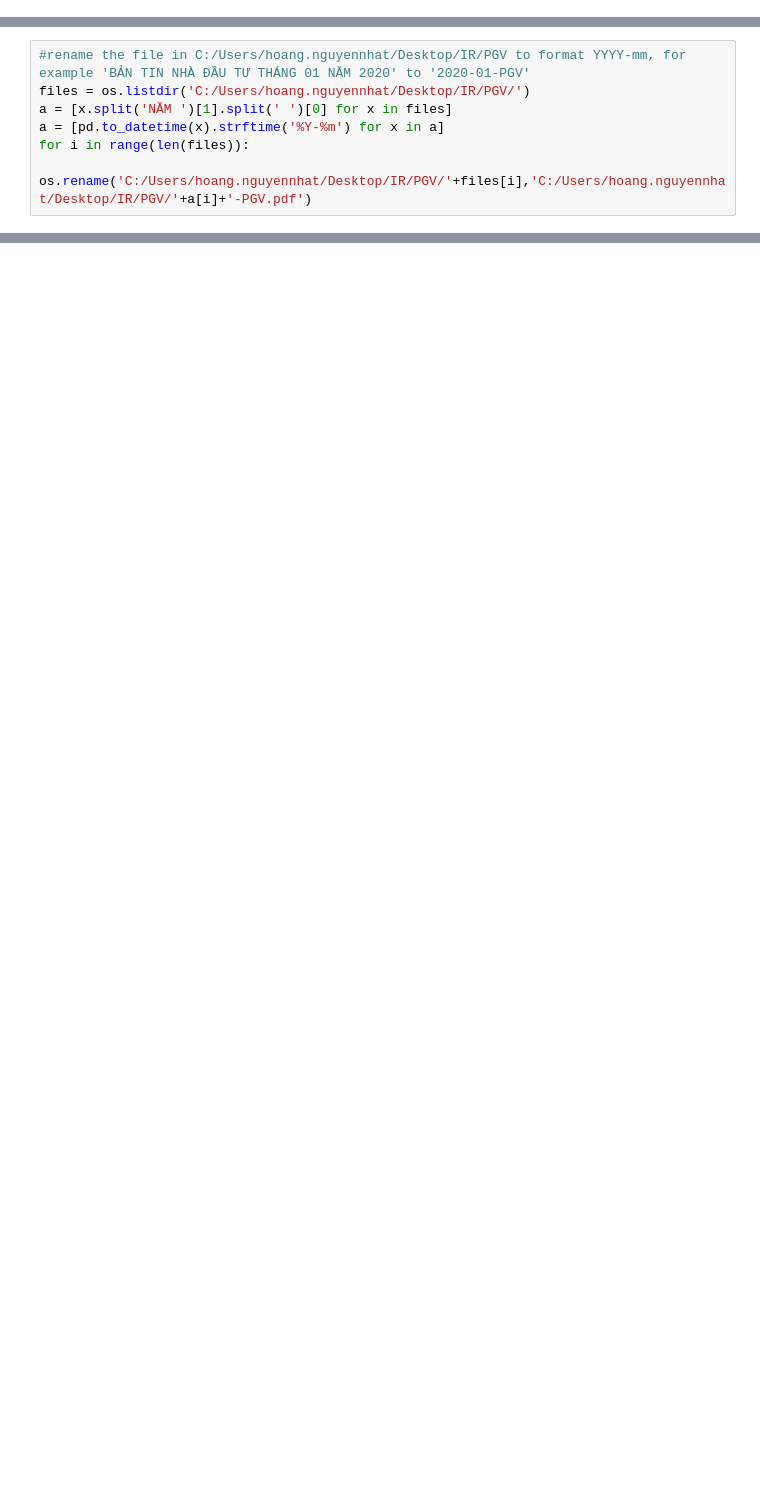
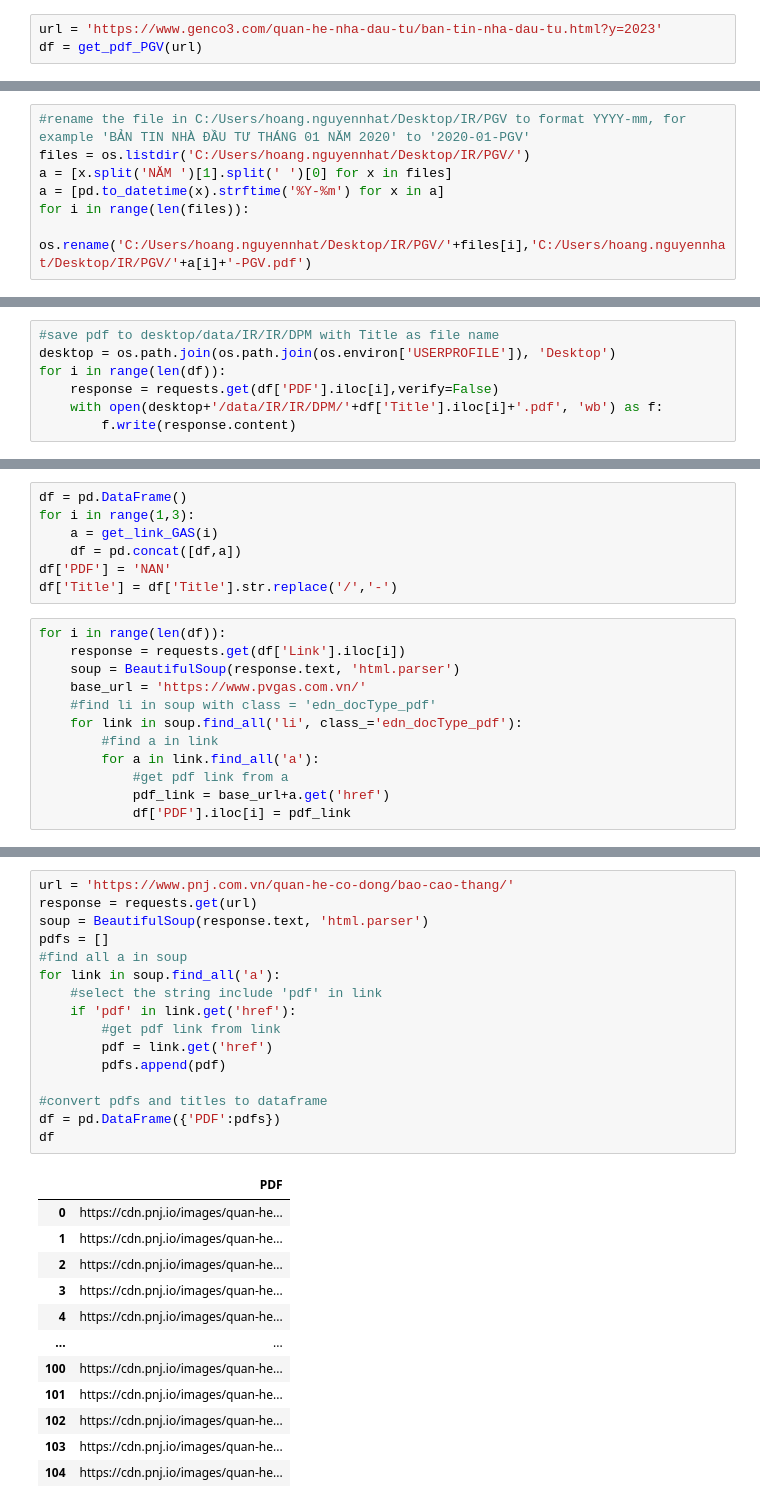
Before and after one commit to hanhieu/nghichngom, a Jupyter notebook: IR_congty.ipynb, the cells around one changed output, grey strips where cells are left out. Saved outputs shown, nothing was run; the diff lists cells and outputs as text; blank space fills up the shorter version.

```diff
--- a/IR_congty.ipynb
+++ b/IR_congty.ipynb
@@ -177,4 +189,7 @@ def get_pdf_PGV(x):
     #replace / with - in Name
     df['Name'] = df['Name'].str.replace('/','-')
     return df
+# %%
+url = 'https://www.genco3.com/quan-he-nha-dau-tu/ban-tin-nha-dau-tu.html?y=2023'
+df = get_pdf_PGV(url)
 # %%
@@ -194,0 +505,7 @@ for i in range(len(files)):
+# %%
+#save pdf to desktop/data/IR/IR/DPM with Title as file name
+desktop = os.path.join(os.path.join(os.environ['USERPROFILE']), 'Desktop')
+for i in range(len(df)):
+    response = requests.get(df['PDF'].iloc[i],verify=False)
+    with open(desktop+'/data/IR/IR/DPM/'+df['Title'].iloc[i]+'.pdf', 'wb') as f:
+        f.write(response.content)
@@ -194,0 +551,19 @@ for i in range(len(files)):
+# %%
+df = pd.DataFrame()
+for i in range(1,3):
+    a = get_link_GAS(i)
+    df = pd.concat([df,a])
+df['PDF'] = 'NAN'
+df['Title'] = df['Title'].str.replace('/','-')
+# %%
+for i in range(len(df)):
+    response = requests.get(df['Link'].iloc[i])
+    soup = BeautifulSoup(response.text, 'html.parser')
+    base_url = 'https://www.pvgas.com.vn/'
+    #find li in soup with class = 'edn_docType_pdf'
+    for link in soup.find_all('li', class_='edn_docType_pdf'):
+        #find a in link
+        for a in link.find_all('a'):
+            #get pdf link from a
+            pdf_link = base_url+a.get('href')
+            df['PDF'].iloc[i] = pdf_link
@@ -194,0 +598,29 @@ for i in range(len(files)):
+# %%
+url = 'https://www.pnj.com.vn/quan-he-co-dong/bao-cao-thang/'
+response = requests.get(url)
+soup = BeautifulSoup(response.text, 'html.parser')
+pdfs = []
+#find all a in soup
+for link in soup.find_all('a'):
+    #select the string include 'pdf' in link
+    if 'pdf' in link.get('href'):
+        #get pdf link from link
+        pdf = link.get('href')
+        pdfs.append(pdf)
+
+#convert pdfs and titles to dataframe
+df = pd.DataFrame({'PDF':pdfs})
+df
+# %% [output]
+|  | PDF |
+| 0 | https://cdn.pnj.io/images/quan-he... |
+| 1 | https://cdn.pnj.io/images/quan-he... |
+| 2 | https://cdn.pnj.io/images/quan-he... |
+| 3 | https://cdn.pnj.io/images/quan-he... |
+| 4 | https://cdn.pnj.io/images/quan-he... |
+| ... | ... |
+| 100 | https://cdn.pnj.io/images/quan-he... |
+| 101 | https://cdn.pnj.io/images/quan-he... |
+| 102 | https://cdn.pnj.io/images/quan-he... |
+| 103 | https://cdn.pnj.io/images/quan-he... |
+| 104 | https://cdn.pnj.io/images/quan-he... |
```
Also changed, not shown: parts of 48 cells of this notebook.
